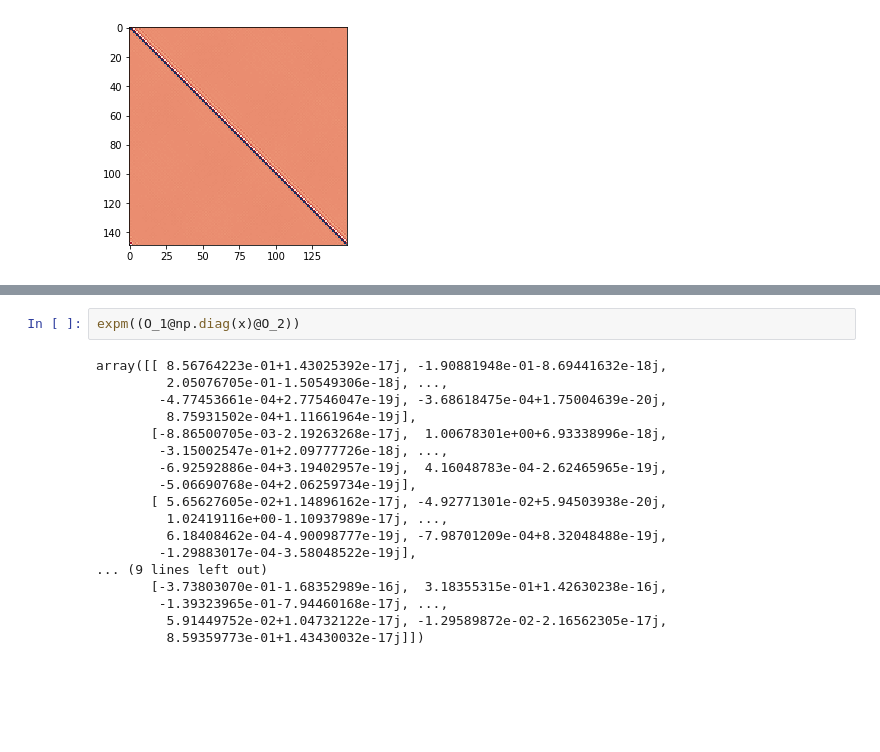
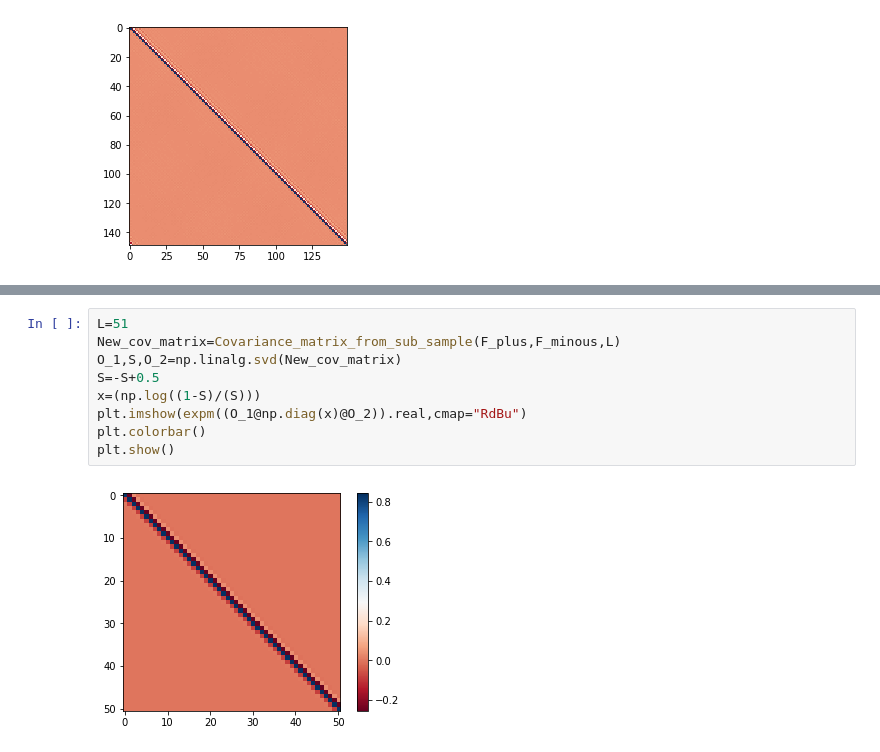
Before and after one commit to jamontanac/Tesis_Master, a Jupyter notebook: XY_model/Test_to_bash/Reading_results.ipynb, the cells around one changed output, grey strips where cells are left out. Drawn from its saved outputs; the diff is of its cells as text; blank space fills up the shorter version.

```diff
--- a/XY_model/Test_to_bash/Reading_results.ipynb
+++ b/XY_model/Test_to_bash/Reading_results.ipynb
@@ -111,20 +111,11 @@ plt.show()
-# %%
-expm((O_1@np.diag(x)@O_2))
-# %% [output]
-array([[ 8.56764223e-01+1.43025392e-17j, -1.90881948e-01-8.69441632e-18j,
-         2.05076705e-01-1.50549306e-18j, ...,
-        -4.77453661e-04+2.77546047e-19j, -3.68618475e-04+1.75004639e-20j,
-         8.75931502e-04+1.11661964e-19j],
-       [-8.86500705e-03-2.19263268e-17j,  1.00678301e+00+6.93338996e-18j,
-        -3.15002547e-01+2.09777726e-18j, ...,
-        -6.92592886e-04+3.19402957e-19j,  4.16048783e-04-2.62465965e-19j,
-        -5.06690768e-04+2.06259734e-19j],
-       [ 5.65627605e-02+1.14896162e-17j, -4.92771301e-02+5.94503938e-20j,
-         1.02419116e+00-1.10937989e-17j, ...,
-         6.18408462e-04-4.90098777e-19j, -7.98701209e-04+8.32048488e-19j,
-        -1.29883017e-04-3.58048522e-19j],
-... (9 lines left out)
-       [-3.73803070e-01-1.68352989e-16j,  3.18355315e-01+1.42630238e-16j,
-        -1.39323965e-01-7.94460168e-17j, ...,
-         5.91449752e-02+1.04732122e-17j, -1.29589872e-02-2.16562305e-17j,
-         8.59359773e-01+1.43430032e-17j]])
+# %%
+L=51
+New_cov_matrix=Covariance_matrix_from_sub_sample(F_plus,F_minous,L)
+O_1,S,O_2=np.linalg.svd(New_cov_matrix)
+S=-S+0.5
+x=(np.log((1-S)/(S)))
+plt.imshow(expm((O_1@np.diag(x)@O_2)).real,cmap="RdBu")
+plt.colorbar()
+plt.show()
+# %% [output]
+[figure, added]
```
Also changed, not shown: parts of 2 cells of this notebook, 2 other files.
